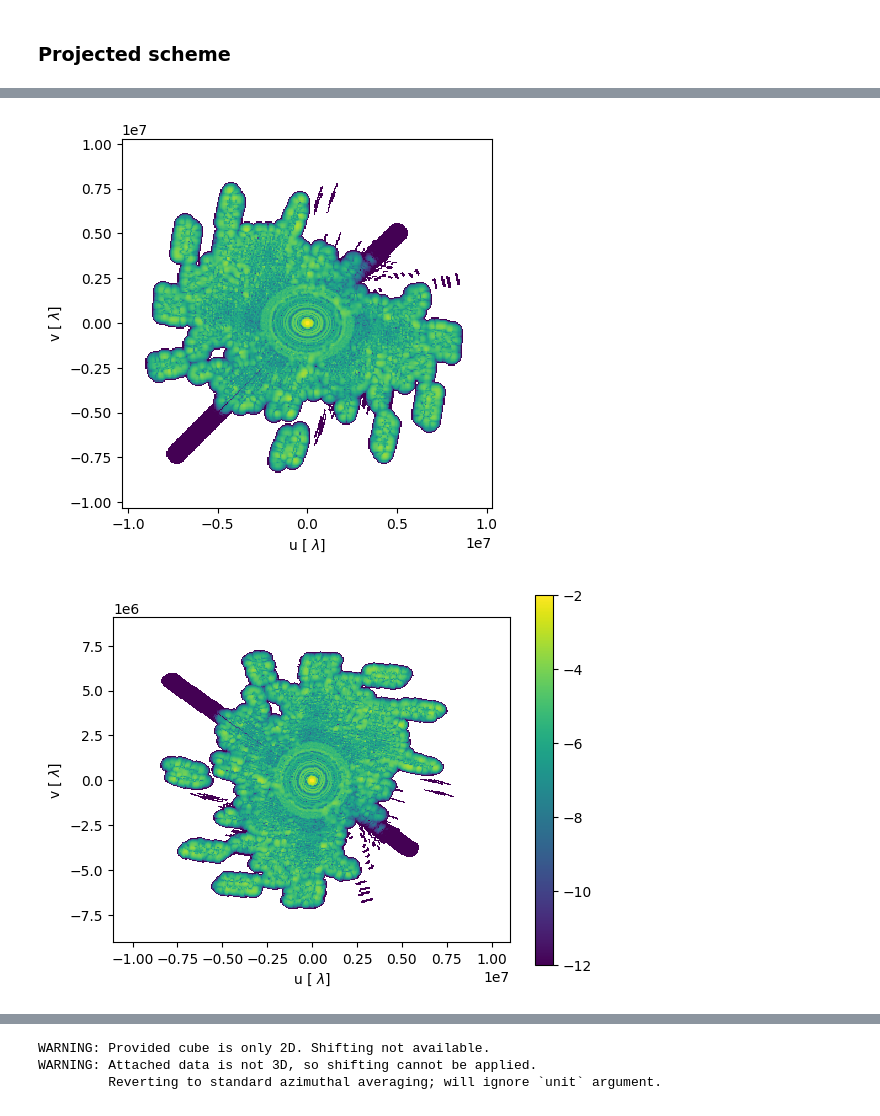
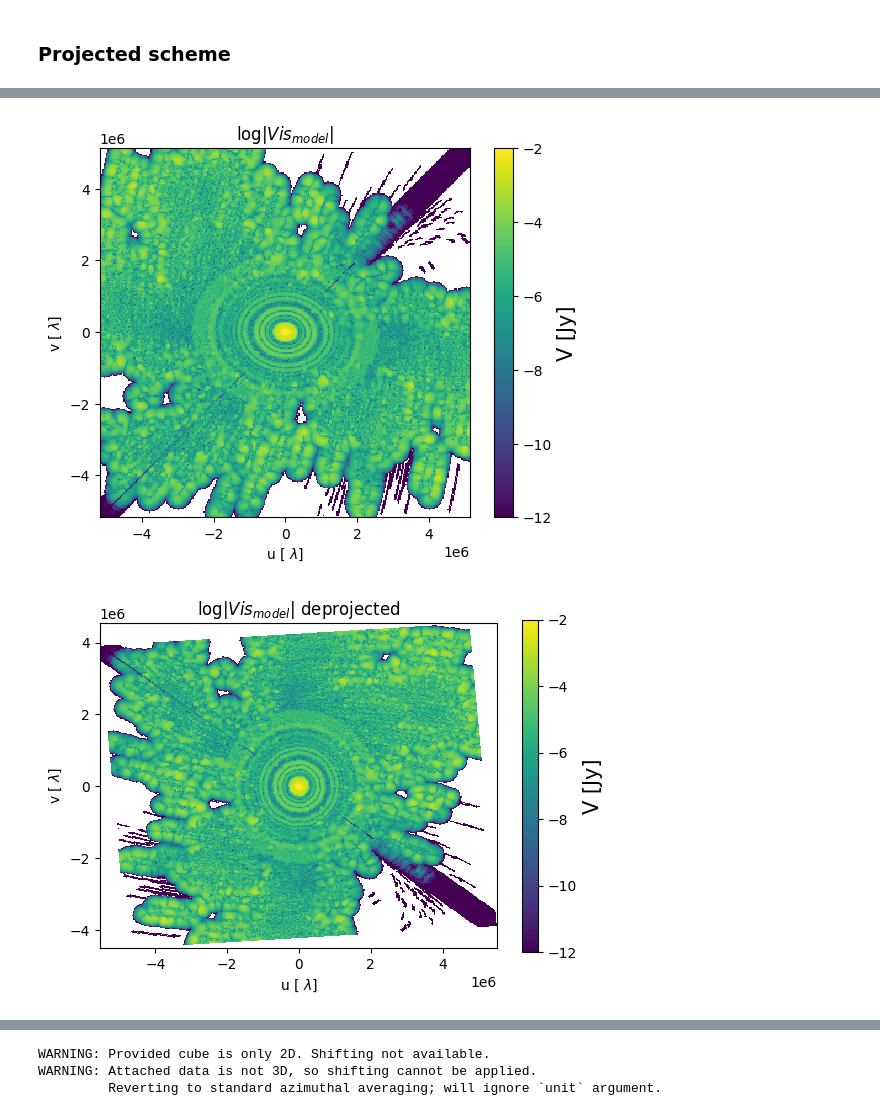
Before and after one commit to mariajmellado/frank2d, a Jupyter notebook: Notebooks/22_January_LookingForTheWrong_2_Deprojection.ipynb, the cells around one changed output, grey strips where cells are left out. Drawn from its saved outputs; the diff is of its cells as text; code cells hidden in the pictures.

```diff
--- a/Notebooks/22_January_LookingForTheWrong_2_Deprojection.ipynb
+++ b/Notebooks/22_January_LookingForTheWrong_2_Deprojection.ipynb
@@ -200,12 +351,14 @@ def deproject_profile(r, I, phase_shift=False, geom=None, axis=0, xmax=None, yma
 # %% [markdown]
 ### Data
 # %%
+disk_name = 'AS209 1mm'
+
 # Huang 2018
 inc = 34.97
 pa = 85.76
 dra = 1.9e-3
 ddec = -2.5e-3
-Rout = 1.5 #arcsecs
+Rout = 3 #arcsecs
 
 # UVtable
 dir = "../../../data/"
@@ -298,5 +451,5 @@ plt.colorbar()
 # %% [markdown]
 ### Running F2D
 # %%
-N = 400
+N = 300
 m, c, l = -0.33, -0.1, 1e5
@@ -399,19 +554,24 @@ viss = np.fft.fftshift(vis_sol).flatten()
 # %%
 plt.pcolormesh(vs.reshape(N,N), us.reshape(N,N), np.log(np.abs(viss.reshape(N,N))), cmap="viridis", vmin=-12, vmax=-2)
 plt.xlabel(r'u [ $\lambda$]')
 plt.ylabel(r'v [ $\lambda$]')
 plt.gca().set_aspect('equal')
+cmap = plt.colorbar()
+cmap.set_label(r'V [Jy]', size=15)
+plt.title(r'log|$Vis_{model}$|')
 plt.show()
 # %% [output]
-[figure, old version]
+[figure, new version]
 # %%
 u_d, v_d,_ = Geometry(inc, pa, dra, ddec).deproject(us, vs)
 # %%
 plt.pcolormesh(v_d.reshape(N,N), u_d.reshape(N,N), np.log(np.abs(viss.reshape(N,N))), cmap="viridis", vmin=-12, vmax=-2)
-plt.colorbar()
 plt.xlabel(r'u [ $\lambda$]')
 plt.ylabel(r'v [ $\lambda$]')
 plt.gca().set_aspect('equal')
+cmap = plt.colorbar(shrink =0.9)
+cmap.set_label(r'V [Jy]', size=15)
+plt.title(r'log|$Vis_{model}$| deprojected')
 plt.show()
 # %% [output]
-[figure, old version]
+[figure, new version]
```
Also changed, not shown: parts of 70 cells of this notebook, 6 other files.
